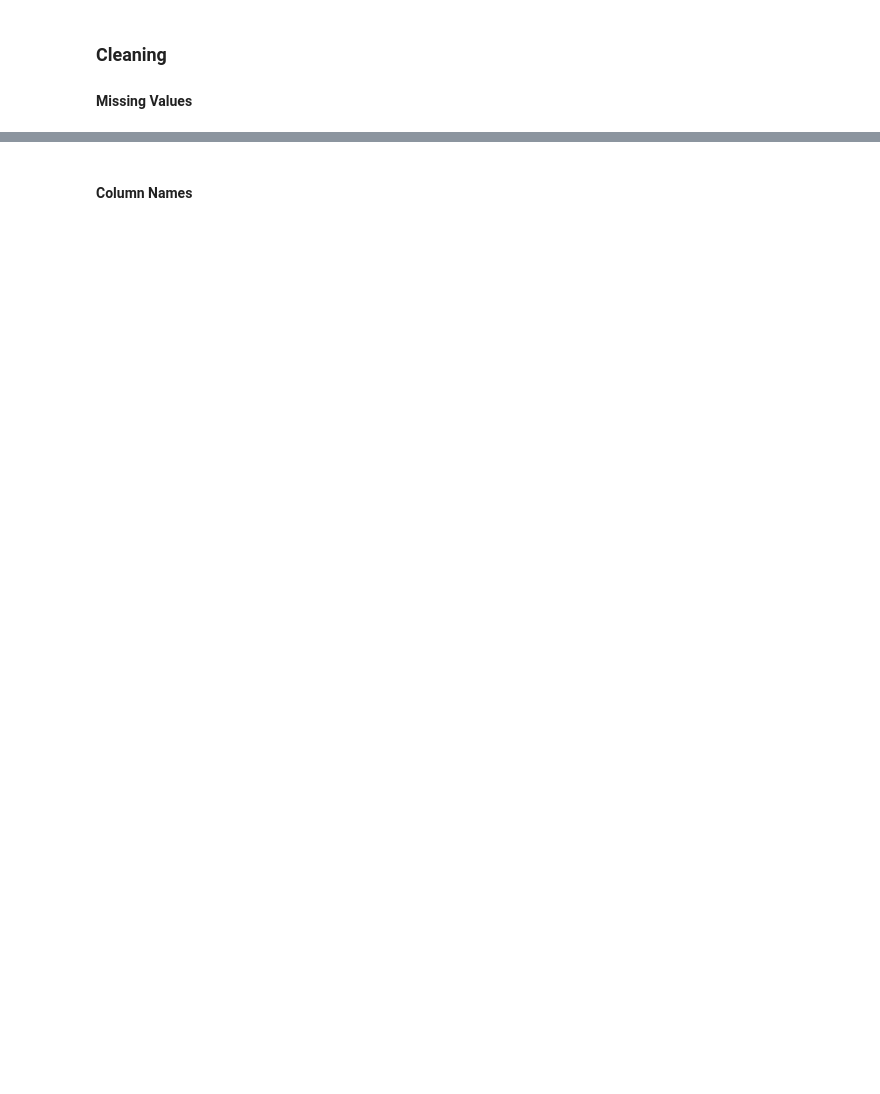
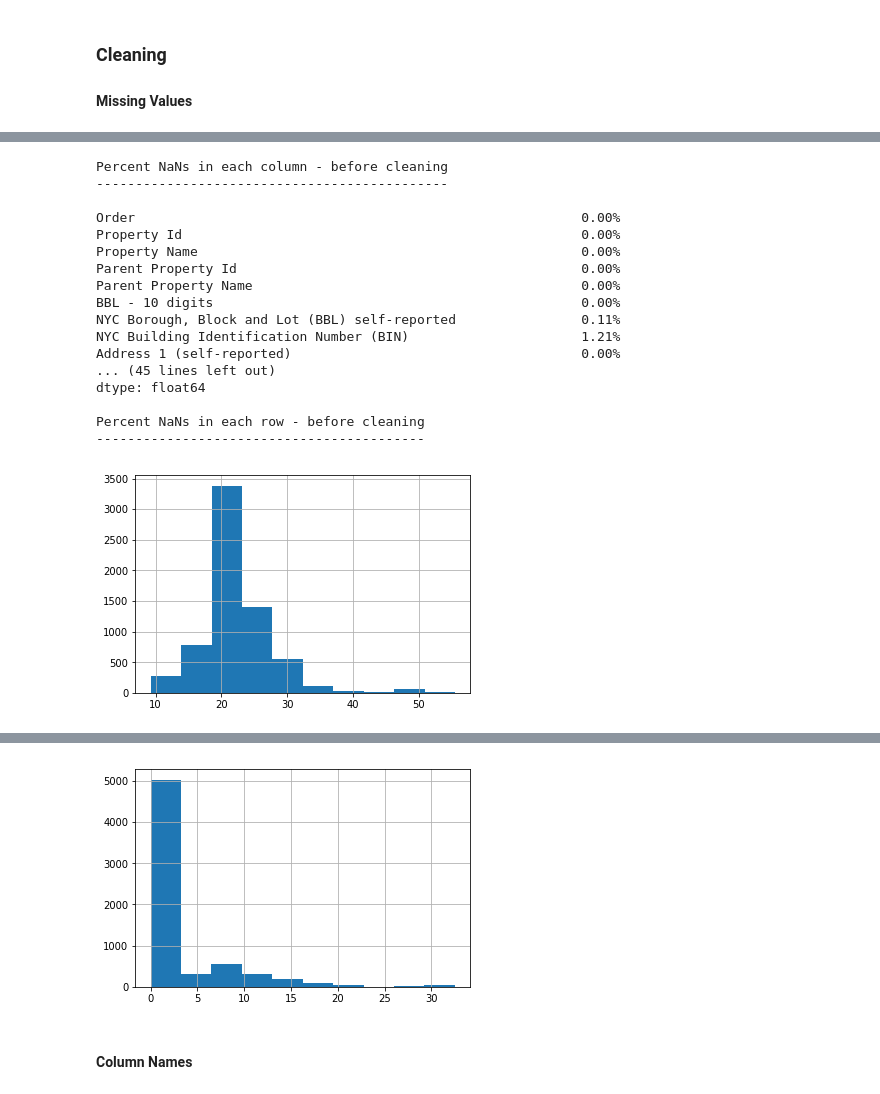
Before and after one commit to mikearango/introML-AnalyticsU, a Jupyter notebook: notebooks/sandbox.ipynb, the cells around one changed output, grey strips where cells are left out. Saved outputs shown, nothing was run; the diff lists cells and outputs as text; code cells hidden in the pictures; blank space fills up the shorter version.

Commit message:
update : train, test, and validation split - refactoring cleaning into methods so that they can be applied to the test/validation sets later on

```diff
--- a/notebooks/sandbox.ipynb
+++ b/notebooks/sandbox.ipynb
@@ -171,0 +164,8 @@ df = df.loc[:, percent_nan < 33]
+# %%
+# Function to calculate the percent of missing values for each column in a data frame
+def calc_percent_nan_col(df):
+    return df.isna().sum(axis=0)/df.shape[0] * 100
+# %%
+# Function to calculate the percent of missing values for each row in a data frame
+def calc_percent_nan_row(df):
+    return df.isna().sum(axis=1)/df.shape[1] * 100
@@ -171,0 +187,58 @@ df = df.loc[:, percent_nan < 33]
+# %%
+# Function to remove columns and rows that have over a certain percent missing values
+def clean_missing_values(df, col_perc=33, row_perc=33):
+
+    # Remove all columns that have more than 33% missing values
+    df = df.loc[:, calc_percent_nan_col(df) < col_perc]
+
+    # Remove all rows that have more than 33% missing values
+    df = df.loc[calc_percent_nan_row(df) < row_perc, :]
+
+    return df
+# %%
+# Replace 'Not Available' with NaN
+df_train = df_train.replace('Not Available', np.NaN)
+
+# See what percent of each column in the training set is missing values
+print('Percent NaNs in each column - before cleaning')
+print('---------------------------------------------')
+pprint_percent(calc_percent_nan_col(df_train))
+
+# See what percent of each row in the training set is missing values
+hist = calc_percent_nan_row(df_train).hist()
+print('Percent NaNs in each row - before cleaning')
+print('------------------------------------------')
+plt.show()
+
+# Clean
+df_train = clean_missing_values(df_train)
+
+# See what percent of each column in the training set is missing values, after cleaning
+print('Percent NaNs in each column - after cleaning')
+print('--------------------------------------------')
+pprint_percent(calc_percent_nan_col(df_train))
+
+# See what percent of each row in the training set is missing values, after cleaning
+print('Percent NaNs in each row - after cleaning')
+print('-----------------------------------------')
+hist = calc_percent_nan_row(df_train).hist()
+plt.show()
+# %% [output]
+Percent NaNs in each column - before cleaning
+---------------------------------------------
+
+Order                                                         0.00%
+Property Id                                                   0.00%
+Property Name                                                 0.00%
+Parent Property Id                                            0.00%
+Parent Property Name                                          0.00%
+BBL - 10 digits                                               0.00%
+NYC Borough, Block and Lot (BBL) self-reported                0.11%
+NYC Building Identification Number (BIN)                      1.21%
+Address 1 (self-reported)                                     0.00%
+... (45 lines left out)
+dtype: float64
+
+Percent NaNs in each row - before cleaning
+------------------------------------------
+[figure, added]
@@ -172,3 +262,4 @@ df = df.loc[:, percent_nan < 33]
+[figure, added]
 # %% [markdown]
 #### Column Names
 # %%
```
Also changed, not shown: parts of 16 cells of this notebook.
